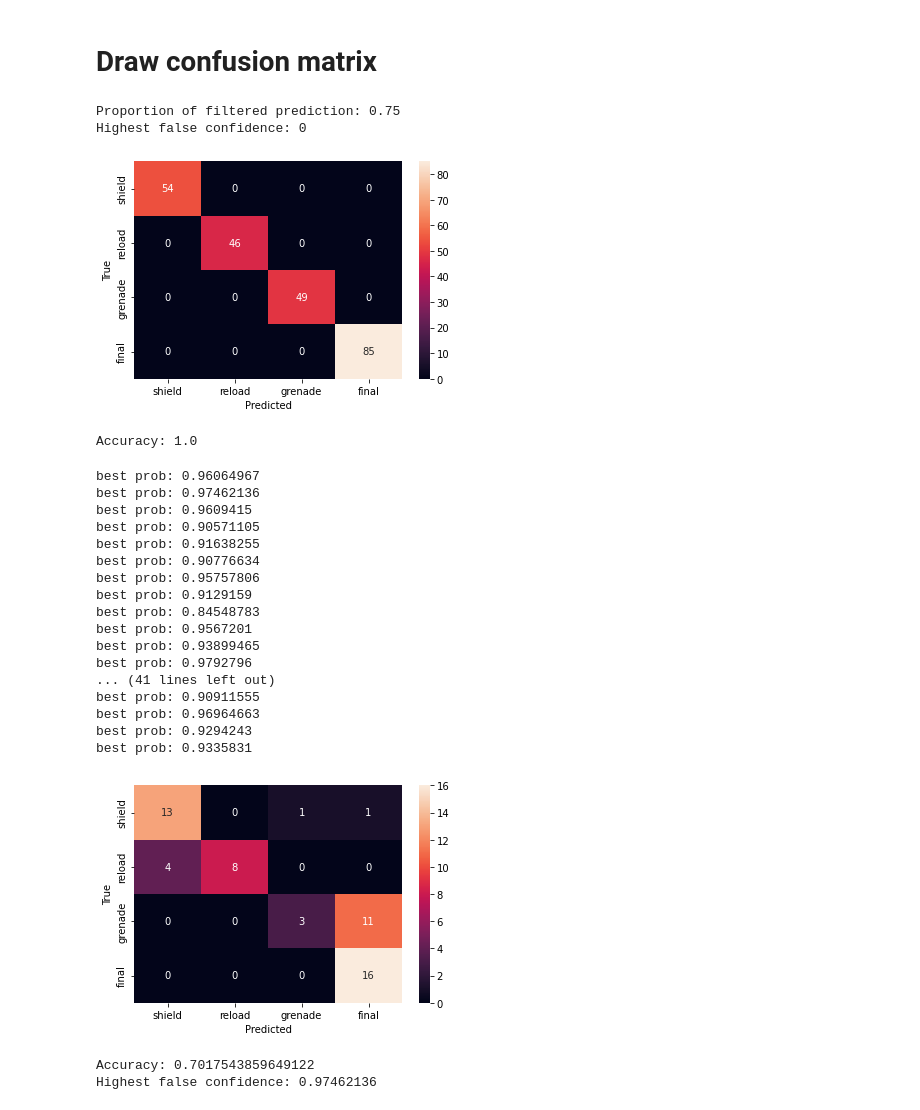
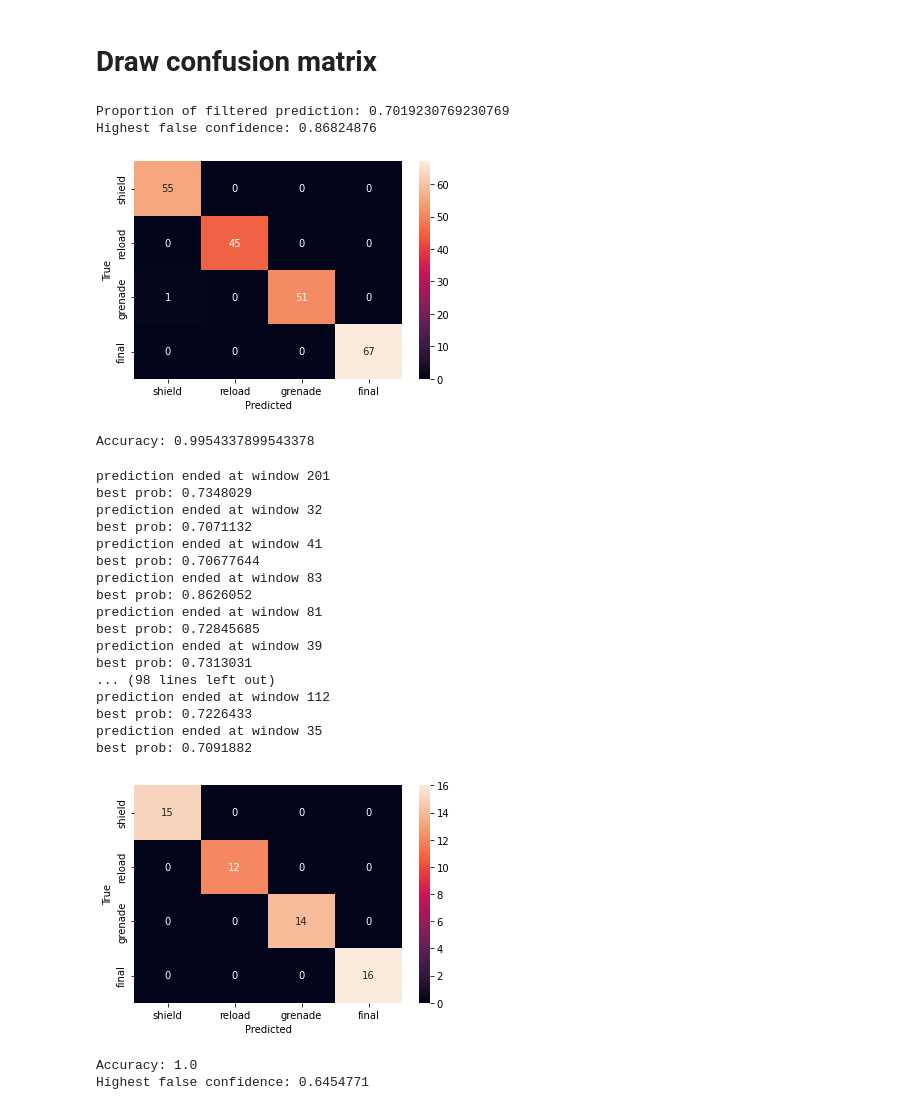
Before and after one commit to yuejunfeng0909/CG4002_CNN_Model, a Jupyter notebook: CNN.ipynb, the cells around one changed output. Cells and saved outputs as stored; diff of their text form; code cells hidden in the pictures.

```diff
--- a/CNN.ipynb
+++ b/CNN.ipynb
@@ -102,9 +102,9 @@ test_x_eval = copy.deepcopy(test_x)
 test_y_eval = copy.deepcopy(test_y)
 
 # combine the training data with idle data
-# dataset_x_idle, dataset_y_idle = load_idle_dataset("Dataset")
-# train_x.extend(dataset_x_idle)
-# train_y = np.concatenate((train_y, dataset_y_idle), axis=0)
+dataset_x_idle, dataset_y_idle = load_idle_dataset("Dataset")
+train_x.extend(dataset_x_idle)
+train_y = np.concatenate((train_y, dataset_y_idle), axis=0)
 
 # sliding window after train_test_split
 train_x, train_y = sliding_window(train_x, train_y, window_size, window_stride)
@@ -155,14 +155,17 @@ Class 2 has 59 samples
 Class 3 has 106 samples
 # %%
 conv1filters = 32
-conv1kernel = 15
-conv1stride = 5
+conv1kernel = 3
+conv1stride = 1
 
 clear_session()
 model = Sequential()
 model.add(Conv1D(conv1filters, conv1kernel, strides=conv1stride, activation='relu', input_shape=(window_size, 6)))
 model.add(Dropout(0.5)) # 50% dropout
-# model.add(Conv1D(32, 10, activation='relu'))
+model.add(MaxPooling1D(3))
+model.add(Conv1D(16, 3, activation='relu'))
+model.add(Dropout(0.5)) # 50% dropout
+model.add(MaxPooling1D(3))
 model.add(Flatten())
 # model.add(Dense(16, activation='relu'))
 model.add(Dense(len(action_types)))
@@ -265,7 +266,7 @@ highest_false_confidence = 0
 # model.load_weights(checkpoint_filepath)
 y_prediction = model.predict(test_x)
 
-threshold = 0.9
+threshold = 0.7
 # remove all the prediction with probability less than threshold
 filtered_pred = []
 filtered_test = []
@@ -293,67 +294,68 @@ plt.show()
 # print accuracy
 print("Accuracy: " + str(np.sum(np.diag(result))/np.sum(result)))
 # %% [output]
-Proportion of filtered prediction: 0.75
-Highest false confidence: 0
+Proportion of filtered prediction: 0.7019230769230769
+Highest false confidence: 0.86824876
-[figure, old version]
+[figure, new version]
-Accuracy: 1.0
+Accuracy: 0.9954337899543378
 # %%
 # evaluate actual performance
 pred = []
 actual = []
 highest_false_confidence = 0
-threshold = 0.9
 for i in range(len(test_x_eval)):
     data = np.array(test_x_eval[i])
     # sliding window until the prediction has probability greater than threshold, or end of the sequence and give the prediction with highest probability
     best_pred, best_prob = 0, 0
-    for w in range(conv1stride, len(data), conv1stride):
-        x = np.array(data[max(0, w-conv1kernel):w])
-        x = np.concatenate((x, np.zeros((window_size - x.shape[0], 6))))
+    for w in range(conv1kernel, len(data), conv1stride):
+        x = np.array(data[max(0, w-window_size):w])
+        x = np.concatenate((np.zeros((window_size - x.shape[0], 6)), x))
         x = np.float32(x)/4096
         y = model.predict(np.array([x]))
+        # print(f"current window: {w}, prediction: {np.argmax(y)}, probability: {np.max(y)}, actual: {np.argmax(test_y_eval[i])}")
         if np.max(y) > highest_false_confidence and np.argmax(y) != np.argmax(test_y_eval[i]):
             highest_false_confidence = np.max(y)
         if np.max(y) > best_prob:
             best_pred = np.argmax(y)
             best_prob = np.max(y)
         if np.max(y) > threshold:
+            print("prediction ended at window " + str(w))
             break
-    print("best prob: " + str(best_prob))
+    print("best prob: ", str(best_prob), "w correct predict" if best_pred == np.argmax(test_y_eval[i]) else "w wrong predict")
     pred.append(best_pred)
     actual.append(np.argmax(test_y_eval[i]))
 result = confusion_matrix(actual, pred)
 sns.heatmap(result, annot=True, fmt="d", xticklabels=action_types, yticklabels=action_types)
 plt.xlabel("Predicted")
 plt.ylabel("True")
 plt.show()
 
 # print accuracy
 print("Accuracy: " + str(np.sum(np.diag(result))/np.sum(result)))
 
 # print highest false confidence
 print("Highest false confidence: " + str(highest_false_confidence))
 # %% [output]
-best prob: 0.96064967
-best prob: 0.97462136
-best prob: 0.9609415
-best prob: 0.90571105
-best prob: 0.91638255
-best prob: 0.90776634
-best prob: 0.95757806
-best prob: 0.9129159
-best prob: 0.84548783
-best prob: 0.9567201
-best prob: 0.93899465
-best prob: 0.9792796
-... (41 lines left out)
-best prob: 0.90911555
-best prob: 0.96964663
-best prob: 0.9294243
-best prob: 0.9335831
+prediction ended at window 201
+best prob: 0.7348029
+prediction ended at window 32
+best prob: 0.7071132
+prediction ended at window 41
+best prob: 0.70677644
+prediction ended at window 83
+best prob: 0.8626052
+prediction ended at window 81
+best prob: 0.72845685
+prediction ended at window 39
+best prob: 0.7313031
+... (98 lines left out)
+prediction ended at window 112
+best prob: 0.7226433
+prediction ended at window 35
+best prob: 0.7091882
-[figure, old version]
+[figure, new version]
-Accuracy: 0.7017543859649122
-Highest false confidence: 0.97462136
+Accuracy: 1.0
+Highest false confidence: 0.6454771
 # %%
 print(f"window shape: {window_size, data_depth}")
 print(f"kernel shape: {conv1kernel, data_depth}")
```
Also changed, not shown: parts of 4 cells of this notebook.
